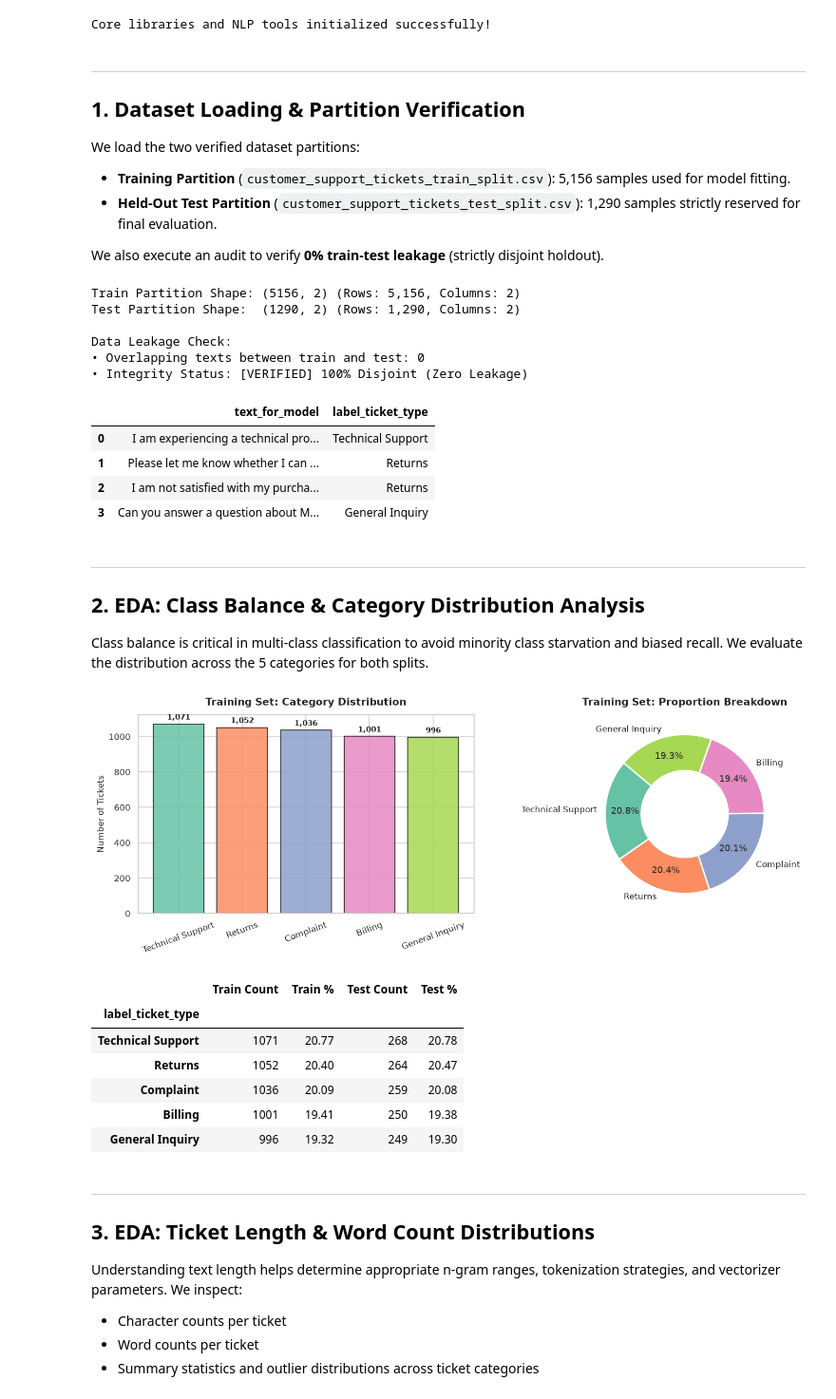
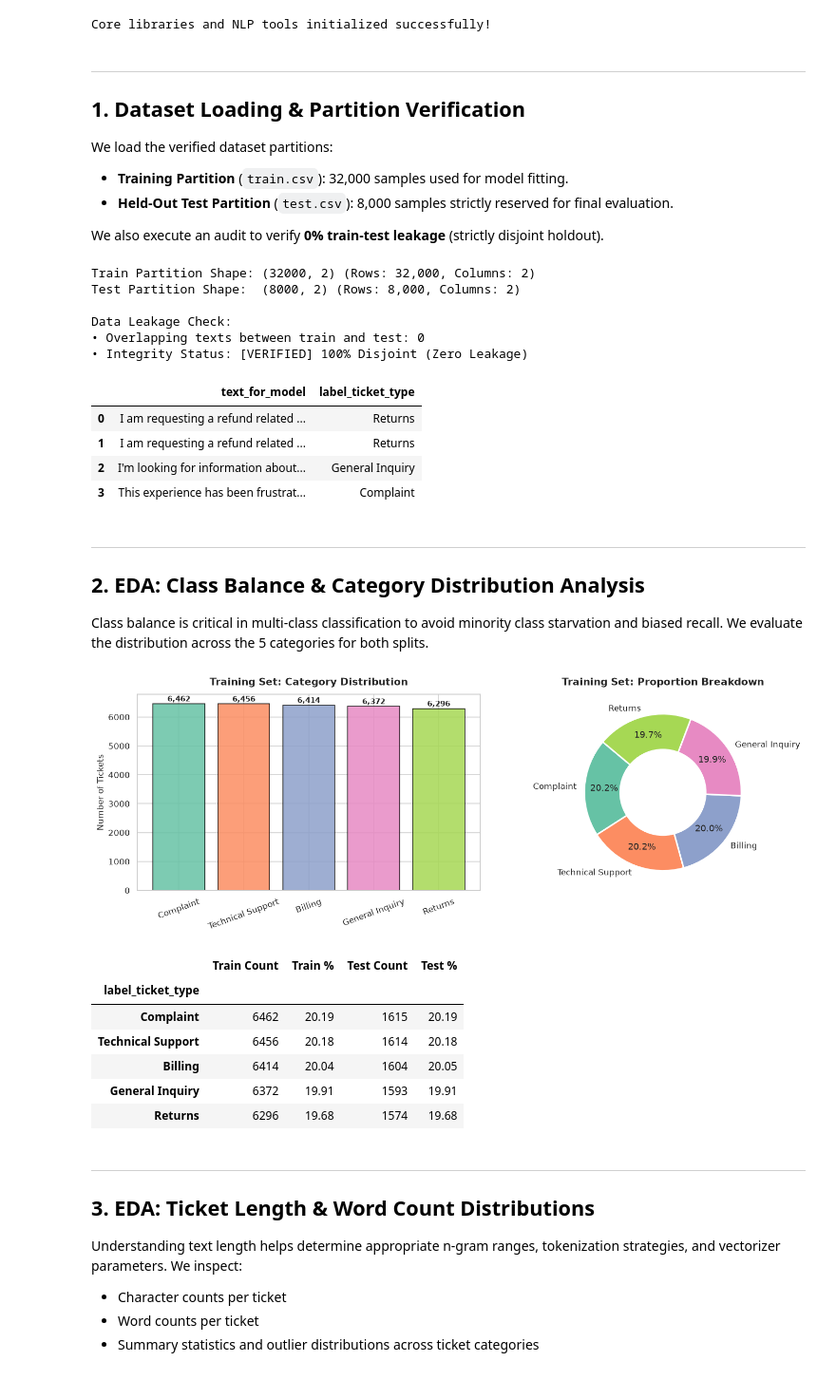
Before and after one commit to irfan-shekh/ai_ticket, a Jupyter notebook: models/ticket_classification_updated.ipynb, the cells around one changed output. Shown at 95% size. Cells and saved outputs as stored; diff of their text form; code cells hidden in the pictures.

```diff
--- a/models/ticket_classification_updated.ipynb
+++ b/models/ticket_classification_updated.ipynb
@@ -52,44 +52,44 @@ Core libraries and NLP tools initialized successfully!
 ---
 ## 1. Dataset Loading & Partition Verification
 
-We load the two verified dataset partitions:
-- **Training Partition** (`customer_support_tickets_train_split.csv`): 5,156 samples used for model fitting.
-- **Held-Out Test Partition** (`customer_support_tickets_test_split.csv`): 1,290 samples strictly reserved for final evaluation.
+We load the verified dataset partitions:
+- **Training Partition** (`train.csv`): 32,000 samples used for model fitting.
+- **Held-Out Test Partition** (`test.csv`): 8,000 samples strictly reserved for final evaluation.
 
 We also execute an audit to verify **0% train-test leakage** (strictly disjoint holdout).
 # %%
 # Step 2: Load datasets and verify partitions
-train_path = r"C:\ai_ticket\models\customer_support_tickets_train_split.csv"
-test_path = r"C:\ai_ticket\models\customer_support_tickets_test_split.csv"
+train_path = r"C:\ai_ticket\models\train.csv"
+test_path = r"C:\ai_ticket\models\test.csv"
 
 train_df = pd.read_csv(train_path)
 test_df = pd.read_csv(test_path)
 
 print(f"Train Partition Shape: {train_df.shape} (Rows: {train_df.shape[0]:,}, Columns: {train_df.shape[1]})")
 print(f"Test Partition Shape:  {test_df.shape} (Rows: {test_df.shape[0]:,}, Columns: {test_df.shape[1]})")
 
 # Data Leakage Audit
 train_texts = set(train_df['text_for_model'].str.strip().str.lower())
 test_texts = set(test_df['text_for_model'].str.strip().str.lower())
 overlap_count = len(train_texts.intersection(test_texts))
 
 print(f"\nData Leakage Check:")
 print(f"• Overlapping texts between train and test: {overlap_count}")
 print(f"• Integrity Status: {'[VERIFIED] 100% Disjoint (Zero Leakage)' if overlap_count == 0 else '[WARNING] Overlap detected'}")
 
 display(train_df.head(4))
 # %% [output]
-Train Partition Shape: (5156, 2) (Rows: 5,156, Columns: 2)
-Test Partition Shape:  (1290, 2) (Rows: 1,290, Columns: 2)
+Train Partition Shape: (32000, 2) (Rows: 32,000, Columns: 2)
+Test Partition Shape:  (8000, 2) (Rows: 8,000, Columns: 2)
 
 Data Leakage Check:
 • Overlapping texts between train and test: 0
 • Integrity Status: [VERIFIED] 100% Disjoint (Zero Leakage)
 |  | text_for_model | label_ticket_type |
-| 0 | I am experiencing a technical pro... | Technical Support |
-| 1 | Please let me know whether I can ... | Returns |
-| 2 | I am not satisfied with my purcha... | Returns |
-| 3 | Can you answer a question about M... | General Inquiry |
+| 0 | I am requesting a refund related ... | Returns |
+| 1 | I am requesting a refund related ... | Returns |
+| 2 | I'm looking for information about... | General Inquiry |
+| 3 | This experience has been frustrat... | Complaint |
 # %% [markdown]
 ---
 ## 2. EDA: Class Balance & Category Distribution Analysis
@@ -132,14 +132,14 @@ split_comp = pd.DataFrame({
 })
 display(split_comp)
 # %% [output]
-[figure, old version]
+[figure, new version]
 |  | Train Count | Train % | Test Count | Test % |
 | label_ticket_type |  |  |  |  |
-| Technical Support | 1071 | 20.77 | 268 | 20.78 |
-| Returns | 1052 | 20.40 | 264 | 20.47 |
-| Complaint | 1036 | 20.09 | 259 | 20.08 |
-| Billing | 1001 | 19.41 | 250 | 19.38 |
-| General Inquiry | 996 | 19.32 | 249 | 19.30 |
+| Complaint | 6462 | 20.19 | 1615 | 20.19 |
+| Technical Support | 6456 | 20.18 | 1614 | 20.18 |
+| Billing | 6414 | 20.04 | 1604 | 20.05 |
+| General Inquiry | 6372 | 19.91 | 1593 | 19.91 |
+| Returns | 6296 | 19.68 | 1574 | 19.68 |
 # %% [markdown]
 ---
 ## 3. EDA: Ticket Length & Word Count Distributions
```
Also changed, not shown: parts of 10 cells of this notebook, 9 other files.
